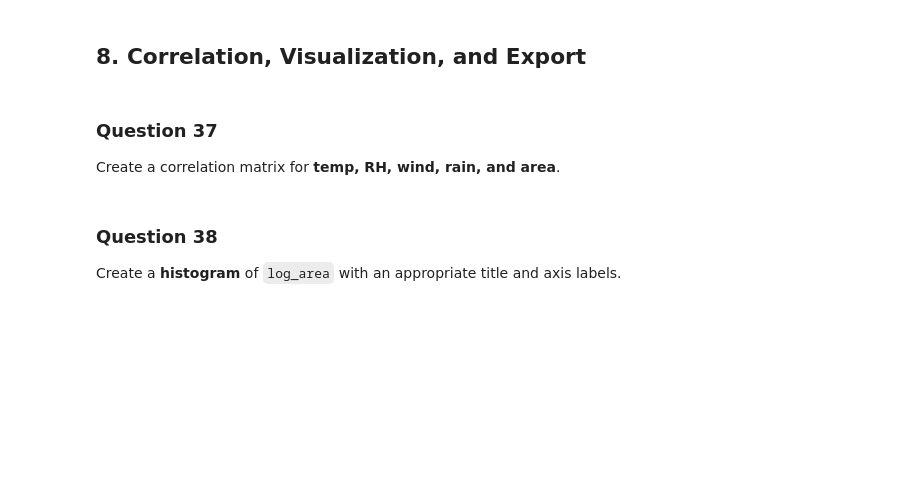
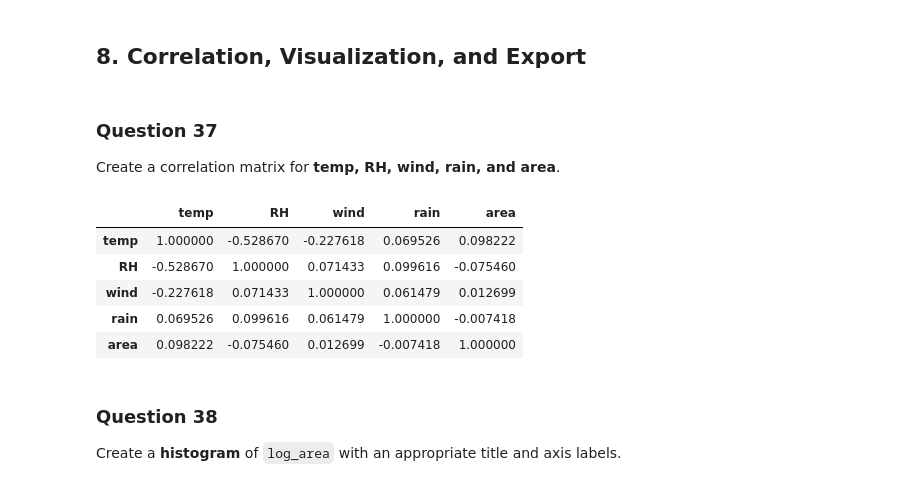
Before and after one commit to huzaif-murad/lihatech-training, a Jupyter notebook: Assignments/Data Science/38 Assignments/Notebooks/Assignment_6_Forest_Fires_Beginner_to_Intermediate_Pandas_Practice.ipynb, the cells around one changed output. Drawn from its saved outputs; the diff is of its cells as text; code cells hidden in the pictures; blank space fills up the shorter version.

```diff
--- a/Assignments/Data Science/38 Assignments/Notebooks/Assignment_6_Forest_Fires_Beginner_to_Intermediate_Pandas_Practice.ipynb
+++ b/Assignments/Data Science/38 Assignments/Notebooks/Assignment_6_Forest_Fires_Beginner_to_Intermediate_Pandas_Practice.ipynb
@@ -596,6 +617,15 @@ Import NumPy using the alias `np` and create a column named **log_area** using `
 # %% [markdown]
 ### Question 37
 Create a correlation matrix for **temp, RH, wind, rain, and area**.
+# %%
+df_clean[["temp",'RH','wind','rain','area']].corr()
+# %% [output]
+|  | temp | RH | wind | rain | area |
+| temp | 1.000000 | -0.528670 | -0.227618 | 0.069526 | 0.098222 |
+| RH | -0.528670 | 1.000000 | 0.071433 | 0.099616 | -0.075460 |
+| wind | -0.227618 | 0.071433 | 1.000000 | 0.061479 | 0.012699 |
+| rain | 0.069526 | 0.099616 | 0.061479 | 1.000000 | -0.007418 |
+| area | 0.098222 | -0.075460 | 0.012699 | -0.007418 | 1.000000 |
 # %% [markdown]
 ### Question 38
 Create a **histogram** of `log_area` with an appropriate title and axis labels.
```
Also changed, not shown: parts of 6 cells of this notebook, 1 other file.
